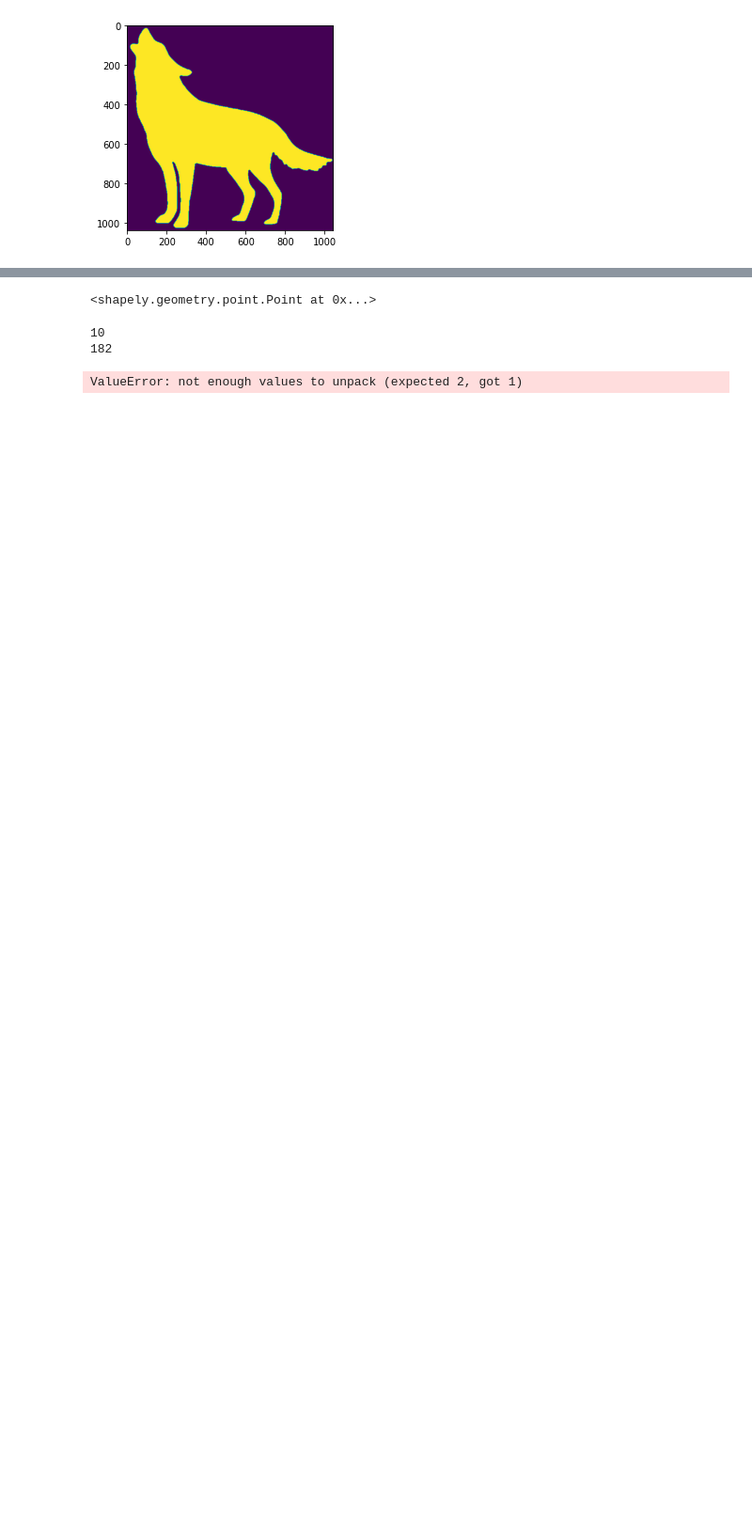
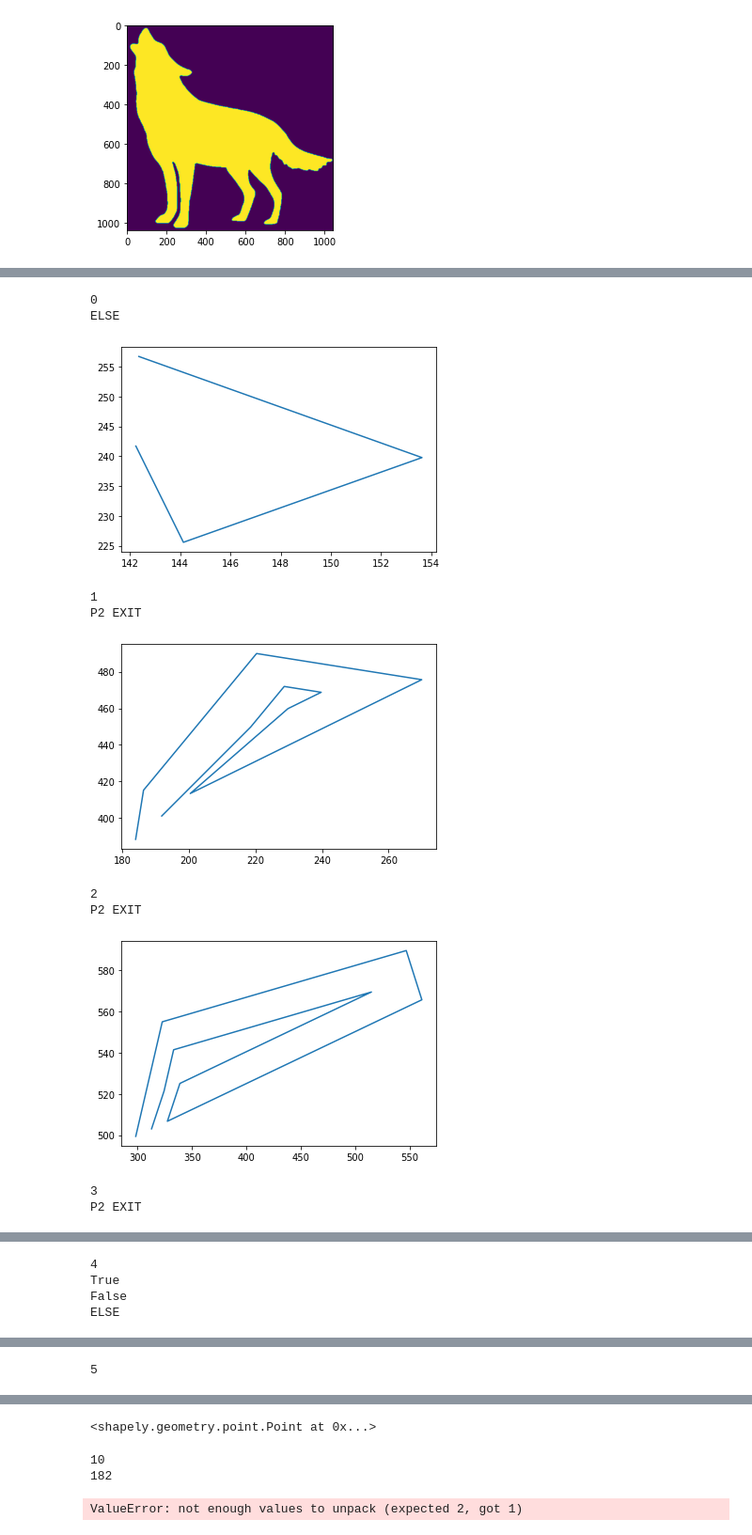
Before and after one commit to ejbosia/Fermat-Spirals, a Jupyter notebook: Fermat Spiral Paper.ipynb, the cells around one changed output, grey strips where cells are left out. Shown at 94% size. Drawn from its saved outputs; the diff is of its cells as text; code cells hidden in the pictures; blank space fills up the shorter version.

```diff
--- a/Fermat Spiral Paper.ipynb
+++ b/Fermat Spiral Paper.ipynb
@@ -640,12 +562,11 @@ def convert_fermat(path, distance,debug=False):
 
             ls = sp2[-1]
 
-
-            cut_pt  = ls.interpolate(d)
-
-            plt.scatter(cut_pt.x,cut_pt.y, c='yellow')
-            plt.scatter(reroute.x,reroute.y, c='magenta')
-            plot_path(ls.coords)
+            if debug:
+                cut_pt  = ls.interpolate(d)
+                plt.scatter(cut_pt.x,cut_pt.y, c='yellow')
+                plt.scatter(reroute.x,reroute.y, c='magenta')
+                plot_path(ls.coords)
 
             # cut the point here
             if d > 0 and d < ls.length:
@@ -670,0 +584,21 @@ P2 EXIT
+# %%
+%matplotlib notebook
+distance = 15
+
+image = cv2.imread(os.path.join(folder,'wolf.png'),0)
+
+path = execute(image, distance, generate_total_path)
+
+# f_paths = []
+
+test = convert_fermat(path[4], distance, debug=False)
+
+test2 = convert_fermat(path[3], distance, debug=False)
+# plot_path(test, color='blue')
+
+
+result = combine_paths(test, [test2], distance)
+
+plot_path(test, color='green')
+
+plot_path(test2, color='orange')
@@ -670,0 +612,19 @@ P2 EXIT
+# %%
+%matplotlib inline
+
+for i, p in enumerate(path):
+    print(i)
+    plot_path(convert_fermat(p, distance))
+    plt.show()
+# %% [output]
+0
+ELSE
+[figure, added]
+1
+P2 EXIT
+[figure, added]
+2
+P2 EXIT
+[figure, added]
+3
+P2 EXIT
@@ -670,0 +632,4 @@ P2 EXIT
+4
+True
+False
+ELSE
@@ -670,0 +637 @@ P2 EXIT
+5
```
Also changed, not shown: parts of 7 cells of this notebook.
